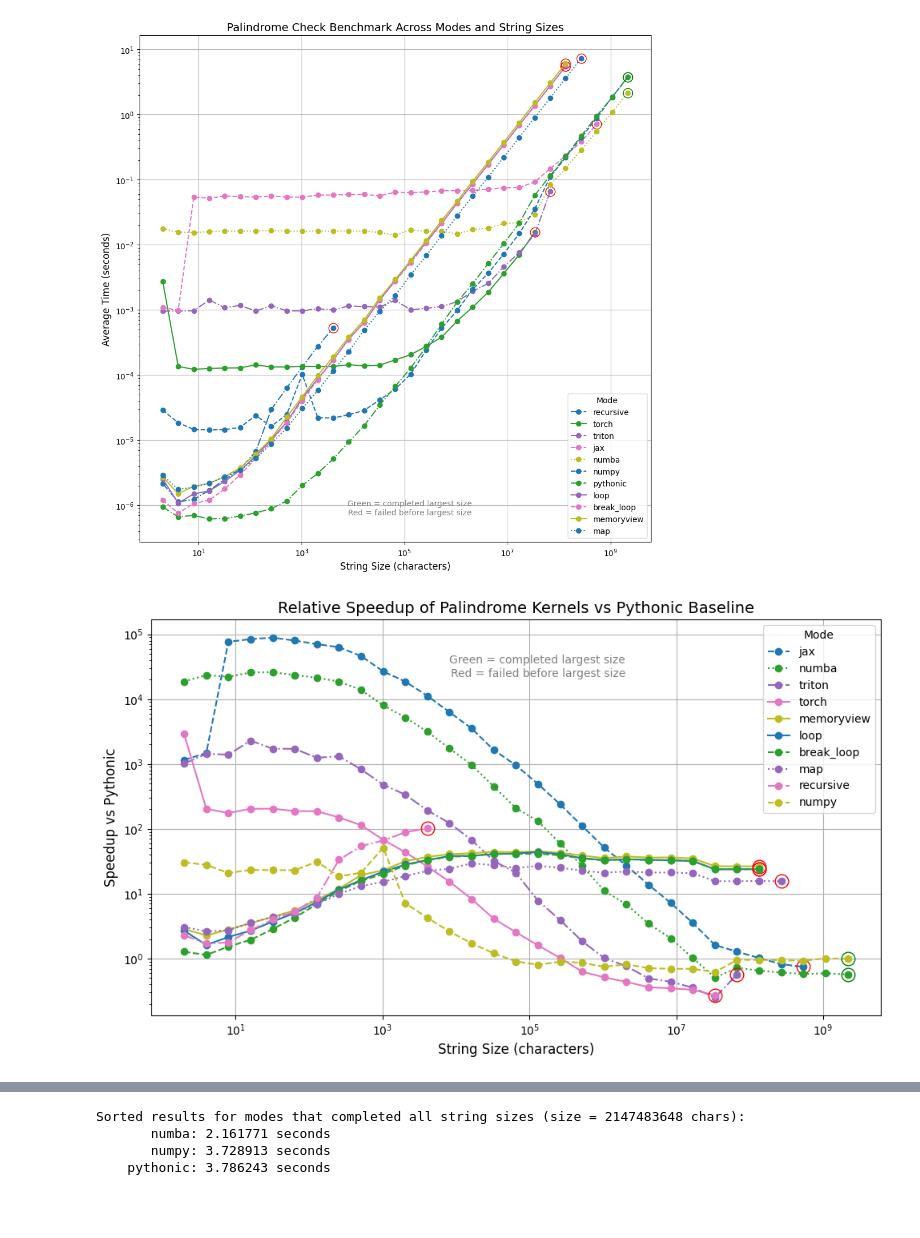
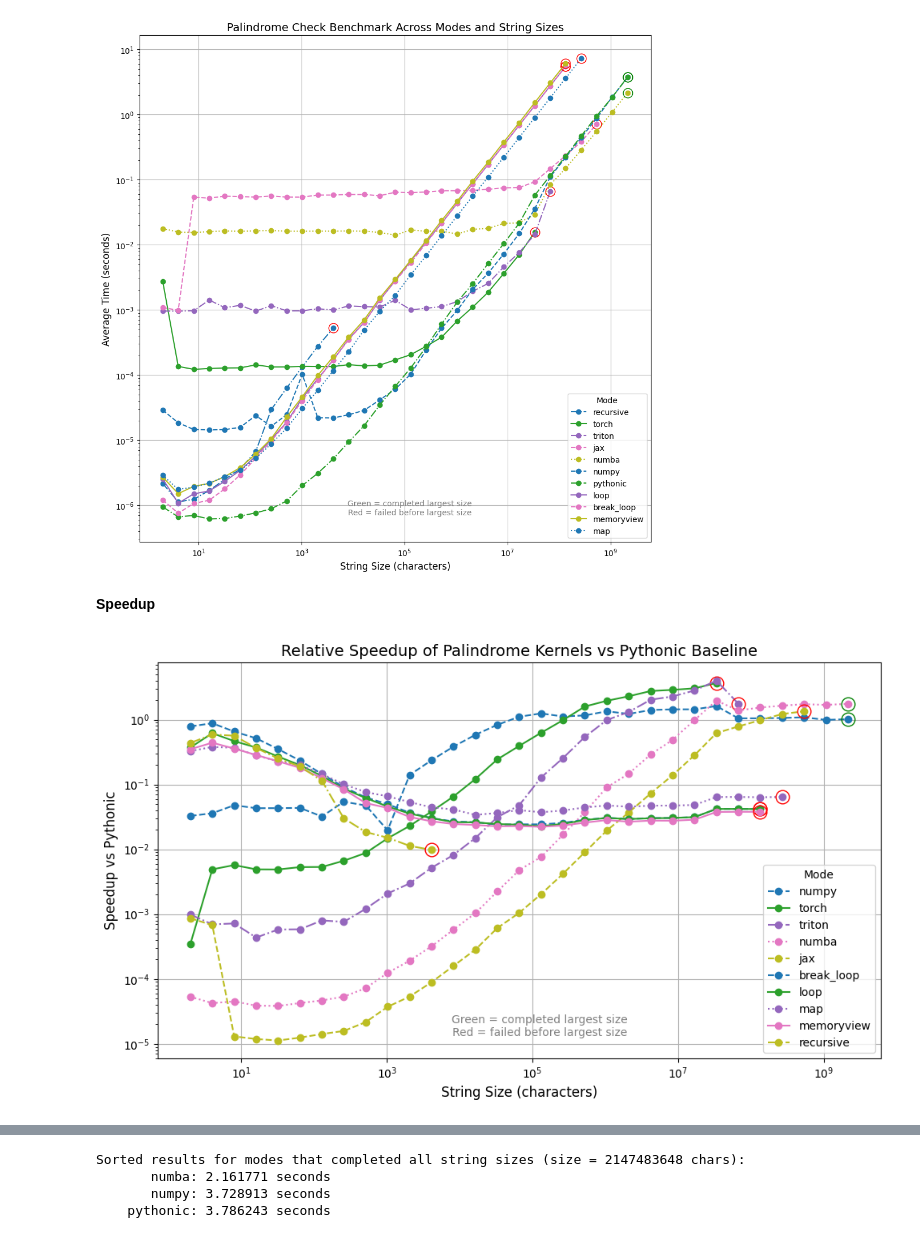
Before and after one commit to fractalclockwork/Chem277B, a Jupyter notebook: hw/HW_01/HW_01.ipynb, the cells around one changed output, grey strips where cells are left out. Drawn from its saved outputs; the diff is of its cells as text; code cells hidden in the pictures; blank space fills up the shorter version.

Commit message:
fixed speedup plots, seperated plots for cpu and gpu methods

```diff
--- a/hw/HW_01/HW_01.ipynb
+++ b/hw/HW_01/HW_01.ipynb
@@ -605,7 +605,8 @@ importlib.reload(palindrome)
 
 # Config
 runs = 3
-test_str = 'a' * 25 * 1024**2  # ~25MB string
+#test_str = 'a' * 25 * 1024**2  # ~25MB string
+test_str = 'a' * 10 * 1024**2 # best speedup
 pc = palindrome.Palindrome_Checker(test_str)
 
 print(f"Test string size (bytes): {sys.getsizeof(pc.input_str)}")
@@ -833,13 +836,24 @@ plt.tight_layout()
 plt.show()
 # %% [output]
 [figure]
+# %% [markdown]
+**Speedup**
 # %%
 import numpy as np
 import matplotlib.pyplot as plt
 
-# Compute speedup relative to 'pythonic'
-baseline = df["pythonic"].replace([np.inf, -np.inf], np.nan)
-speedup_df = df.divide(baseline, axis=0).replace([np.inf, -np.inf], np.nan)
+# Clean up df to avoid division errors
+clean_df = df.replace([np.inf, -np.inf], np.nan)
+
+# Compute speedup: pythonic_time / method_time
+baseline = clean_df["pythonic"]
+speedup_df = pd.DataFrame(index=df.index)
+
+for mode in df.columns:
+    speedup_df[mode] = baseline / clean_df[mode]
+
+# Replace non-finite results
+speedup_df = speedup_df.replace([np.inf, -np.inf], np.nan)
 
 # Plot setup
 plt.figure(figsize=(10, 6))
@@ -848,7 +862,7 @@ style_map = {mode: line_styles[i % len(line_styles)] for i, mode in enumerate(sp
 
 # Sort by average speedup (higher is better)
 mode_order = sorted(
-    speedup_df.columns,
+    [m for m in speedup_df.columns if m != "pythonic"],
     key=lambda mode: speedup_df[mode].fillna(0).mean(),
     reverse=True
 )
@@ -856,9 +870,6 @@ mode_order = sorted(
 max_size = speedup_df.index.max()
 
 for mode in mode_order:
-    if mode == "pythonic":
-        continue  # skip baseline
-
     plt.plot(
         speedup_df.index,
         speedup_df[mode],
@@ -866,34 +877,34 @@ for mode in mode_order:
         marker='o',
         label=mode
     )
 
-    # Annotate our last result
+    # Annotate last valid result
     valid_series = speedup_df[mode][np.isfinite(speedup_df[mode])]
     if not valid_series.empty:
         last_size = valid_series.index[-1]
         last_val = valid_series.iloc[-1]
 
         color = 'green' if last_size == max_size else 'red'
         plt.plot(last_size, last_val, marker='o', markersize=12,
                  markerfacecolor='none', markeredgecolor=color, linewidth=2)
 
 # Axes and labels
 plt.xscale('log')
 plt.yscale('log')
 plt.xlabel('String Size (characters)', fontsize=12)
 plt.ylabel('Speedup vs Pythonic', fontsize=12)
 plt.title('Relative Speedup of Palindrome Kernels vs Pythonic Baseline', fontsize=14)
 
-plt.legend(title='Mode', loc='upper right')
+plt.legend(title='Mode', loc='lower right')
 plt.text(
-    0.65, 0.85,
+    0.65, 0.05,
     "Green = completed largest size\nRed = failed before largest size",
     transform=plt.gca().transAxes,
     fontsize=10, color='gray', ha='right', va='bottom'
 )
 
 plt.grid(True)
 plt.tight_layout()
 plt.show()
 # %% [output]
-[figure, old version]
+[figure, new version]
```
Also changed, not shown: parts of 10 cells of this notebook.
